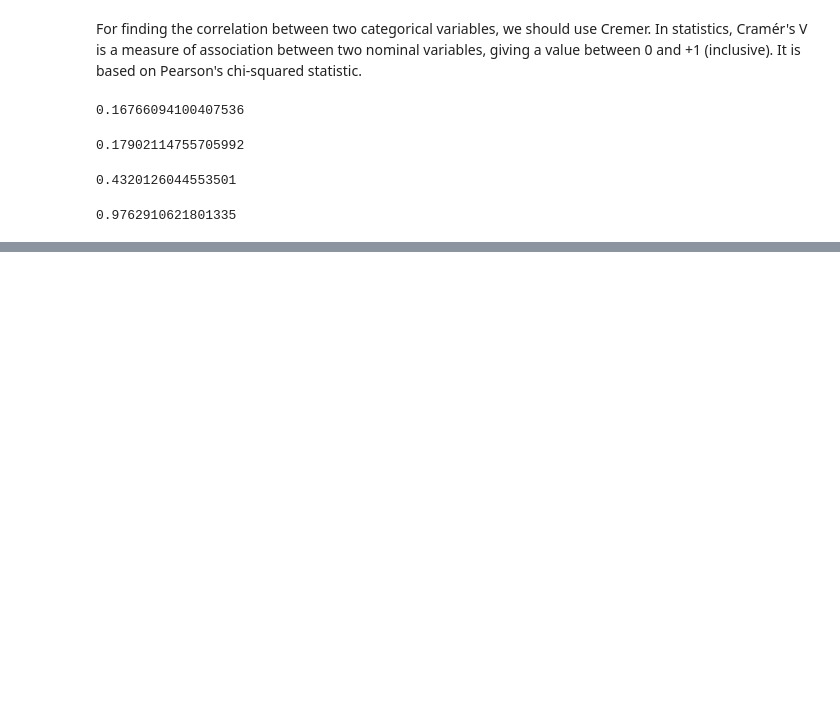
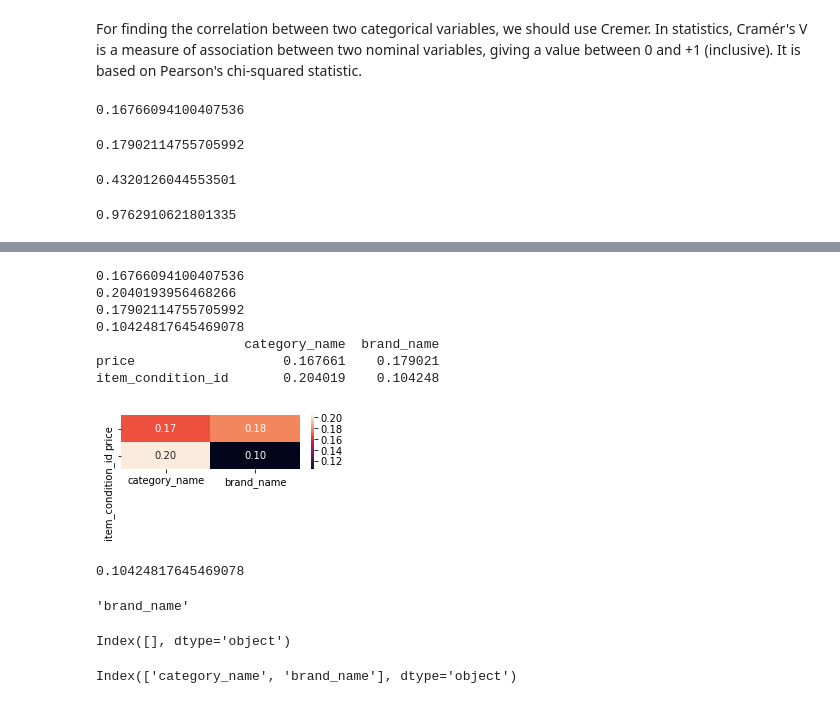
Before and after one commit to HediMontazeri/Kaggle_Mercari_Price, a Jupyter notebook: MercariDataExplore.ipynb, the cells around one changed output, grey strips where cells are left out. Cells and saved outputs as stored; diff of their text form; code cells hidden in the pictures; blank space fills up the shorter version.

```diff
--- a/MercariDataExplore.ipynb
+++ b/MercariDataExplore.ipynb
@@ -266,0 +294,41 @@ sb.heatmap
+# %%
+CorrRatio = pd.DataFrame(index=['price'])
+columns = trainData.columns[2:4]#columns labels
+rows = ['price','item_condition_id'] # rows
+
+for j in range(0,len(columns)):
+    for i in range(0,len(rows)):
+        u = correlation_ratio(trainData[columns[j]], trainData[rows[i]])
+        u = u*1
+        print(u)
+        CorrRatio.loc[rows[i],columns[j]] = u
+CorrRatio.fillna(value=np.nan,inplace=True)
+print(CorrRatio)
+plt.figure(figsize=(4,1))
+sb.heatmap(CorrRatio,annot=True,fmt='.2f')
+plt.show()
+# %% [output]
+0.16766094100407536
+0.2040193956468266
+0.17902114755705992
+0.10424817645469078
+                   category_name  brand_name
+price                   0.167661    0.179021
+item_condition_id       0.204019    0.104248
+[figure, added]
+# %%
+correlation_ratio(trainData['brand_name'], trainData['item_condition_id'])
+# %% [output]
+0.10424817645469078
+# %%
+trainData.columns[3]
+# %% [output]
+'brand_name'
+# %%
+trainData.columns[4:4]
+# %% [output]
+Index([], dtype='object')
+# %%
+trainData.columns[2:4]
+# %% [output]
+Index(['category_name', 'brand_name'], dtype='object')
```
Also changed, not shown: parts of 13 cells of this notebook.
